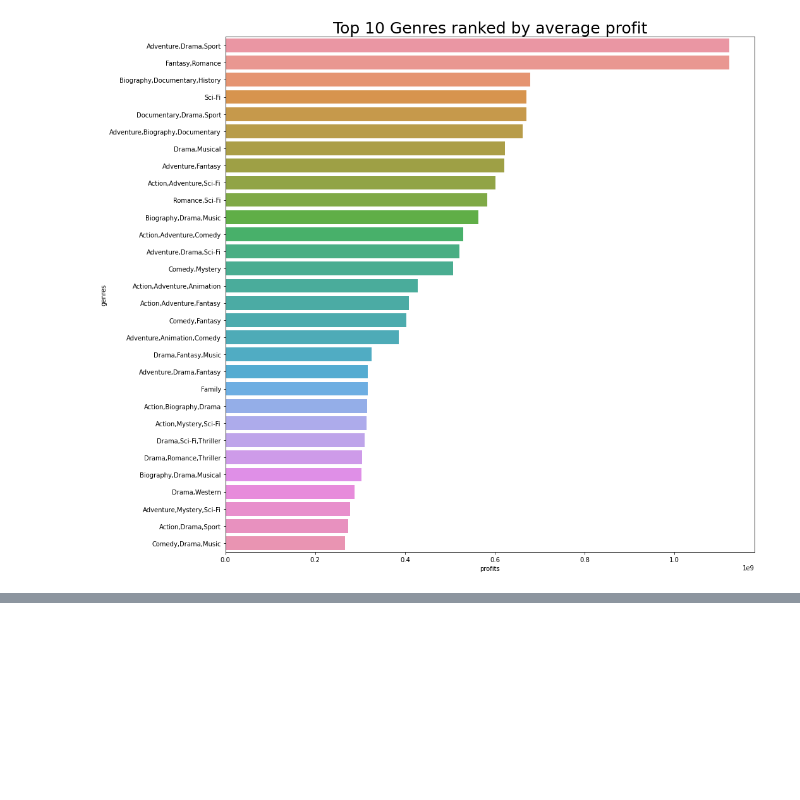
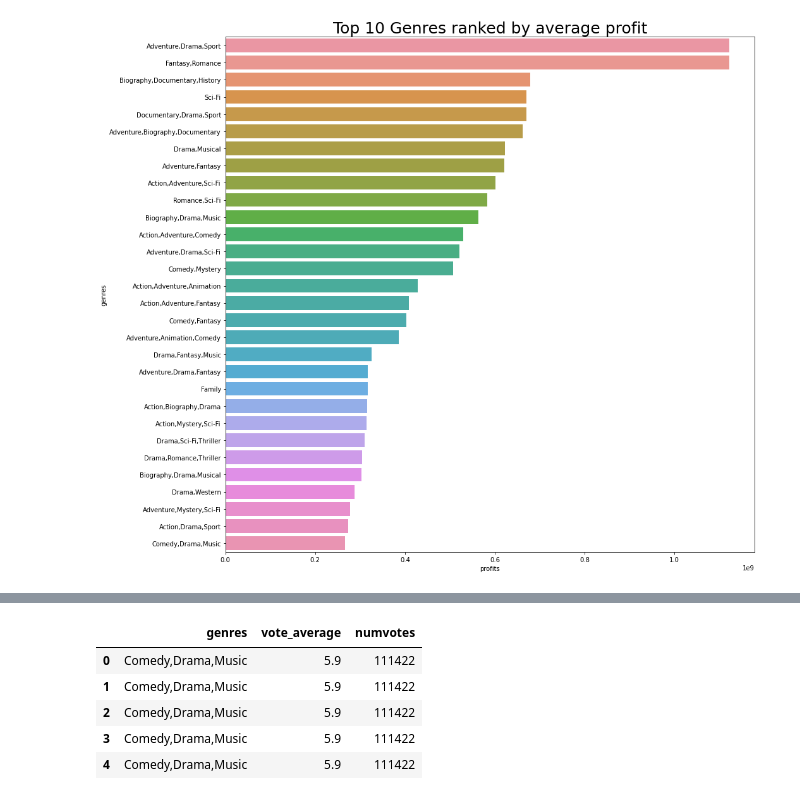
Before and after one commit to FrancisNdirangu/Phase-2-Project, a Jupyter notebook: merged_notebook.ipynb, the cells around one changed output, grey strips where cells are left out. Saved outputs shown, nothing was run; the diff lists cells and outputs as text; code cells hidden in the pictures; blank space fills up the shorter version.

```diff
--- a/merged_notebook.ipynb
+++ b/merged_notebook.ipynb
@@ -1114,0 +1149,9 @@ Text(0.5, 1.0, 'Top 10 Genres ranked by average profit')
+# %%
+all_combined[['genres','vote_average','numvotes']].head()
+# %% [output]
+|  | genres | vote_average | numvotes |
+| 0 | Comedy,Drama,Music | 5.9 | 111422 |
+| 1 | Comedy,Drama,Music | 5.9 | 111422 |
+| 2 | Comedy,Drama,Music | 5.9 | 111422 |
+| 3 | Comedy,Drama,Music | 5.9 | 111422 |
+| 4 | Comedy,Drama,Music | 5.9 | 111422 |
```
Also changed, not shown: parts of 8 cells of this notebook.
